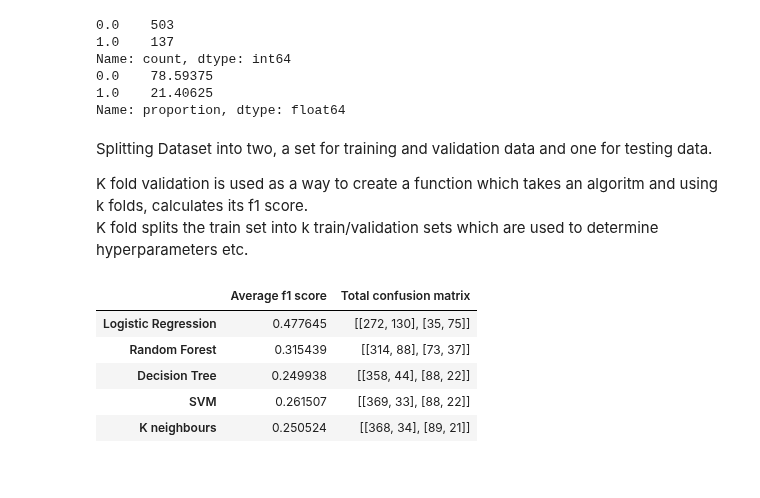
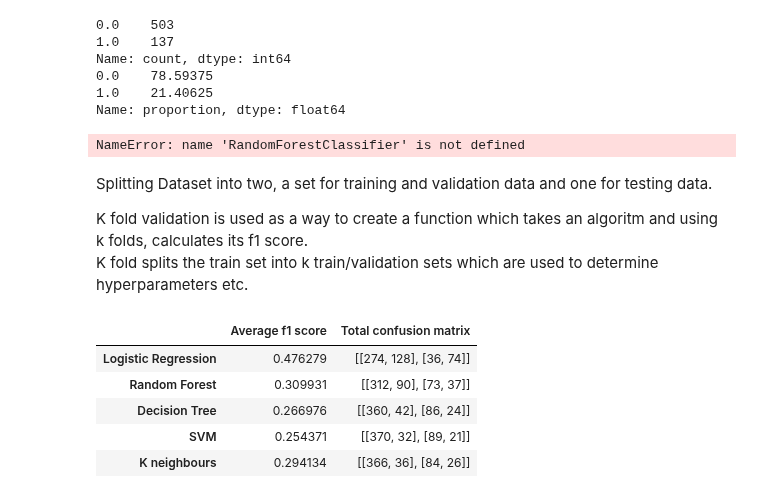
Before and after one commit to sophiak12/Individual_Project, a Jupyter notebook: src/model2.ipynb, the cells around one changed output. Cells and saved outputs as stored; diff of their text form; code cells hidden in the pictures.

```diff
--- a/src/model2.ipynb
+++ b/src/model2.ipynb
@@ -33,3 +40,56 @@ X = medianScoresPerClip()[:,1:]
+# %%
+from sklearn.model_selection import StratifiedGroupKFold
+
+features = pd.DataFrame(X)
+target = pd.DataFrame(y, columns=['Gender'])
+bothIDs = pd.DataFrame( np.array(metadata)[:,0:2], columns=['clipID','speakerID'])
+
+n_splits = 5
+kFold = StratifiedGroupKFold(n_splits=n_splits, shuffle=True, random_state=1)
+
+# Initialize an array to store fold assignments
+fold_assignments = np.zeros_like(bothIDs['speakerID'])
+
+classifier = RandomForestClassifier()
+
+# Assign folds based on groups (speakerID column)
+for fold, (train_index, test_index) in enumerate(kFold.split(features, target, groups=bothIDs['speakerID'])):
+    fold_assignments[test_index] = fold
+
+    X_train, X_test = features.iloc[train_index], features.iloc[test_index]
+    y_train = target.iloc[train_index]
+    classifier.fit(X_train, y_train)
+    y[test_index] = classifier.predict(X_test)
+
+
+for fold_number in range(n_splits):
+    entries_in_fold = bothIDs.loc[fold_assignments == fold_number, 'clipID'].tolist()
+    data = features.loc[fold_assignments == fold_number]
+    predictions_in_fold = target.loc[fold_assignments == fold_number, 'Gender'].tolist()
+    # print(f"Entries in fold {fold_number + 1}: {entries_in_fold}")
+    # print(f"Predictions in fold {fold_number + 1}: {predictions_in_fold}")
+# %% [output]
+NameError: name 'RandomForestClassifier' is not defined
+# %%
+def calculateResults(model, X, y):
+    features = pd.DataFrame(X)
+    target = pd.DataFrame(y, columns=['Gender'])
+    bothIDs = pd.DataFrame( np.array(metadata)[:,0:2], columns=['clipID','speakerID'])
+    f1Scores=[]
+    confusionMatrices=[]
+    confusionMatrixTotal=[[0,0],[0,0]]
+    for trainIndex, valIndex in kFold.split(X, y):
+        X_tr, X_te = X[trainIndex], X[valIndex]
+        y_tr, y_te = y[trainIndex], y[valIndex]
+        model.fit(X_tr, y_tr)
+        prediction = model.predict(X_te)
+        f1Scores.append(f1_score(y_te, prediction))
+        confusionMatrices.append(confusion_matrix(y_te, prediction))
+        confusionMatrixTotal += np.array(confusion_matrix(y_te, prediction))
+
+    # display(pd.DataFrame({'f1 score': f1Scores, 'confusion matrix': confusionMatrices}))
+    result = pd.DataFrame({'Average f1 score': np.mean(f1Scores), 'Total confusion matrix': ([confusionMatrixTotal])})
+    return (result)
 # %%
 from sklearn.model_selection import cross_val_score
 from sklearn.model_selection import StratifiedKFold
@@ -78,38 +138,39 @@ SVM = SVC(kernel='poly', C=6, degree=5)
 
 kFold = StratifiedKFold(n_splits=5, shuffle=True, random_state=1)
 
 def calculateResults(model, X, y):
     f1Scores=[]
     confusionMatrices=[]
     confusionMatrixTotal=[[0,0],[0,0]]
+    y = y.astype(int)
     for trainIndex, valIndex in kFold.split(X, y):
         X_tr, X_te = X[trainIndex], X[valIndex]
         y_tr, y_te = y[trainIndex], y[valIndex]
         model.fit(X_tr, y_tr)
         prediction = model.predict(X_te)
         f1Scores.append(f1_score(y_te, prediction))
         confusionMatrices.append(confusion_matrix(y_te, prediction))
         confusionMatrixTotal += np.array(confusion_matrix(y_te, prediction))
 
     # display(pd.DataFrame({'f1 score': f1Scores, 'confusion matrix': confusionMatrices}))
     result = pd.DataFrame({'Average f1 score': np.mean(f1Scores), 'Total confusion matrix': ([confusionMatrixTotal])})
     return (result)
 
 algorithmName = ["Logistic Regression", "Random Forest", "Decision Tree", "SVM", "K neighbours"]
 algorithms = [logisticReg, randomForest, decisionTree, SVM, Kneightbors]
 df = pd.DataFrame()
 for i in range (len(algorithms)):
     df = pd.concat([df,calculateResults(algorithms[i],X_train, y_train)])
 df.index = algorithmName
 
 display(df)
 # %% [output]
 |  | Average f1 score | Total confusion matrix |
-| Logistic Regression | 0.477645 | [[272, 130], [35, 75]] |
-| Random Forest | 0.315439 | [[314, 88], [73, 37]] |
-| Decision Tree | 0.249938 | [[358, 44], [88, 22]] |
-| SVM | 0.261507 | [[369, 33], [88, 22]] |
-| K neighbours | 0.250524 | [[368, 34], [89, 21]] |
+| Logistic Regression | 0.476279 | [[274, 128], [36, 74]] |
+| Random Forest | 0.309931 | [[312, 90], [73, 37]] |
+| Decision Tree | 0.266976 | [[360, 42], [86, 24]] |
+| SVM | 0.254371 | [[370, 32], [89, 21]] |
+| K neighbours | 0.294134 | [[366, 36], [84, 26]] |
 # %%
 def calculateFinal(model):
     model.fit(X_train, y_train)
```
Also changed, not shown: parts of 14 cells of this notebook, 4 other files.
